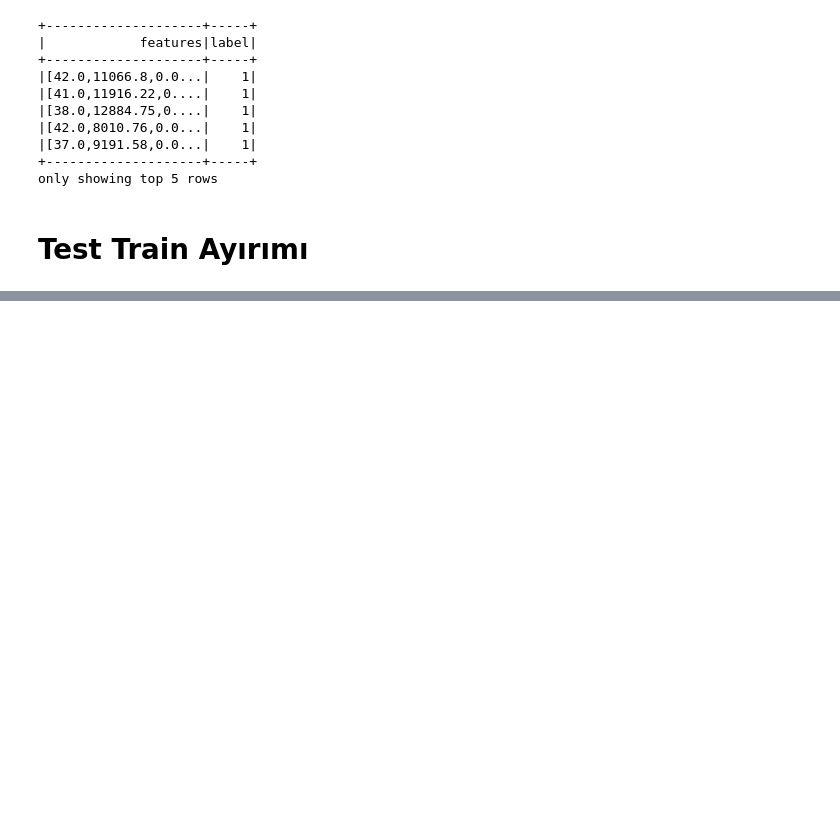
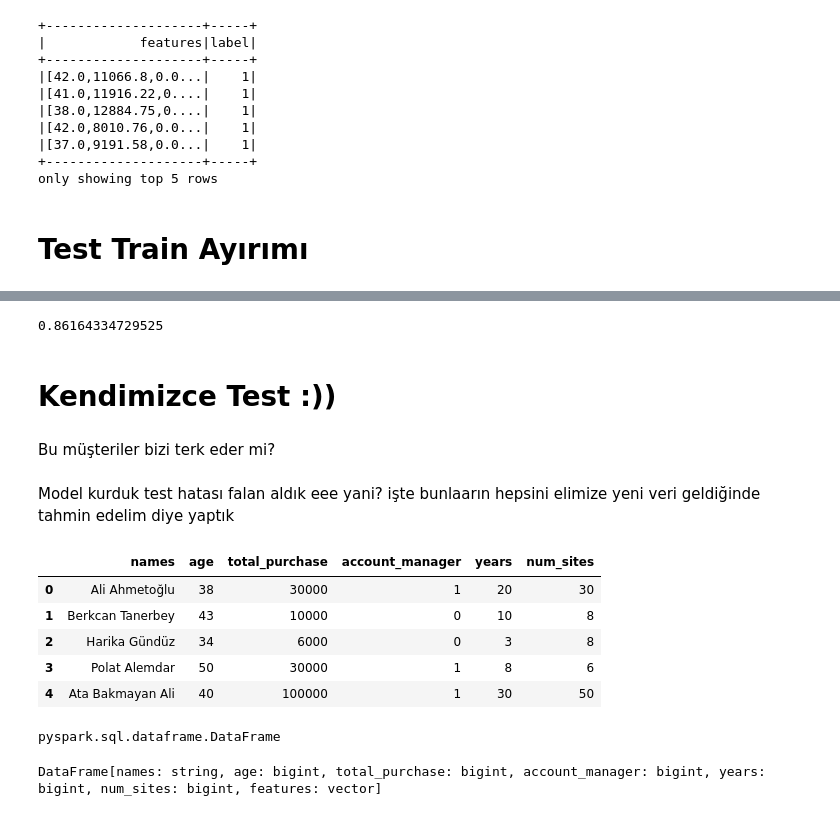
Before and after one commit to GokceSoylu/Machine_Learing, a Jupyter notebook: BigData/BigData_ML.ipynb, the cells around one changed output, grey strips where cells are left out. Cells and saved outputs as stored; diff of their text form; code cells hidden in the pictures; blank space fills up the shorter version.

Commit message:
model fitting, predicting and a test like a ral life problem :)

```diff
--- a/BigData/BigData_ML.ipynb
+++ b/BigData/BigData_ML.ipynb
@@ -476,0 +538,36 @@ test=split[1]
+# %%
+evo.evaluate(pred)
+# %% [output]
+0.86164334729525
+# %% [markdown]
+# Kendimizce Test :))
+# %% [markdown]
+Bu müşteriler bizi terk eder mi?
+# %% [markdown]
+Model kurduk test hatası falan aldık eee yani? işte bunlaarın hepsini elimize yeni veri geldiğinde tahmin edelim diye yaptık
+# %%
+import pandas as pd
+names = pd.Series(["Ali Ahmetoğlu", "Berkcan Tanerbey", "Harika Gündüz","Polat Alemdar", "Ata Bakmayan Ali"])
+age = pd.Series([38, 43, 34, 50, 40])
+total_purchase = pd.Series([30000, 10000, 6000, 30000, 100000])
+account_manager = pd.Series([1,0,0,1,1])
+years = pd.Series([20, 10, 3, 8, 30])
+num_sites = pd.Series([30,8,8,6,50])
+
+
+new_costumers = pd.DataFrame({
+    'names':names,
+    'age': age,
+    'total_purchase': total_purchase,
+    'account_manager': account_manager ,
+    'years': years,
+    'num_sites': num_sites})
+# %%
+new_costumers
+# %% [output]
+|  | names | age | total_purchase | account_manager | years | num_sites |
+| 0 | Ali Ahmetoğlu | 38 | 30000 | 1 | 20 | 30 |
+| 1 | Berkcan Tanerbey | 43 | 10000 | 0 | 10 | 8 |
+| 2 | Harika Gündüz | 34 | 6000 | 0 | 3 | 8 |
+| 3 | Polat Alemdar | 50 | 30000 | 1 | 8 | 6 |
+| 4 | Ata Bakmayan Ali | 40 | 100000 | 1 | 30 | 50 |
@@ -476,0 +578,9 @@ test=split[1]
+# %%
+type(new_sdf)#👍🏻
+# %% [output]
+pyspark.sql.dataframe.DataFrame
+# %%
+new_sdf_vector=VA.transform(new_sdf)
+new_sdf_vector
+# %% [output]
+DataFrame[names: string, age: bigint, total_purchase: bigint, account_manager: bigint, years: bigint, num_sites: bigint, features: vector]
```
Also changed, not shown: parts of 16 cells of this notebook.
